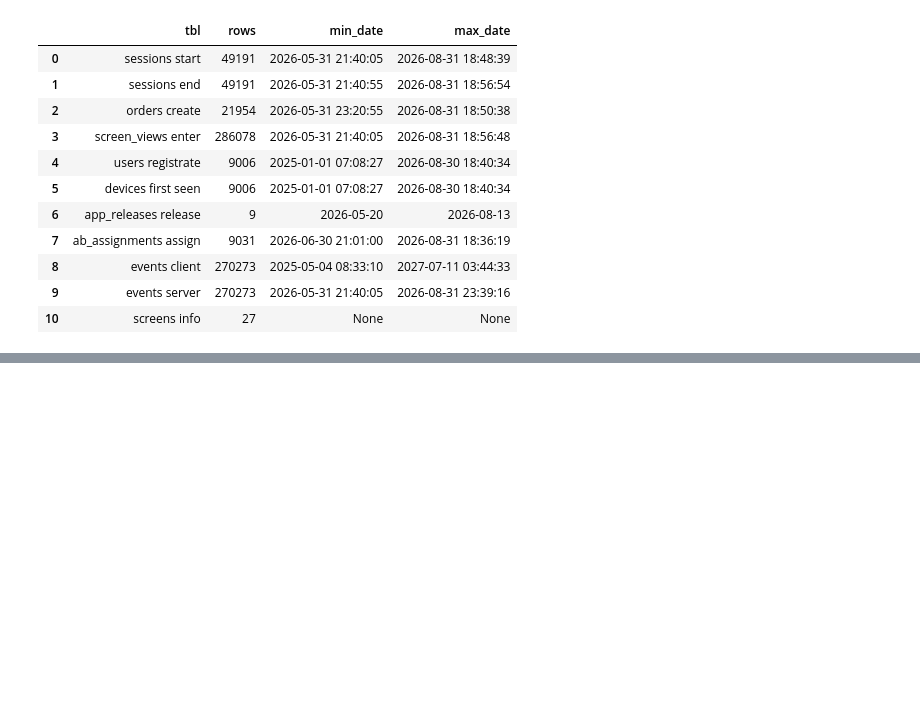
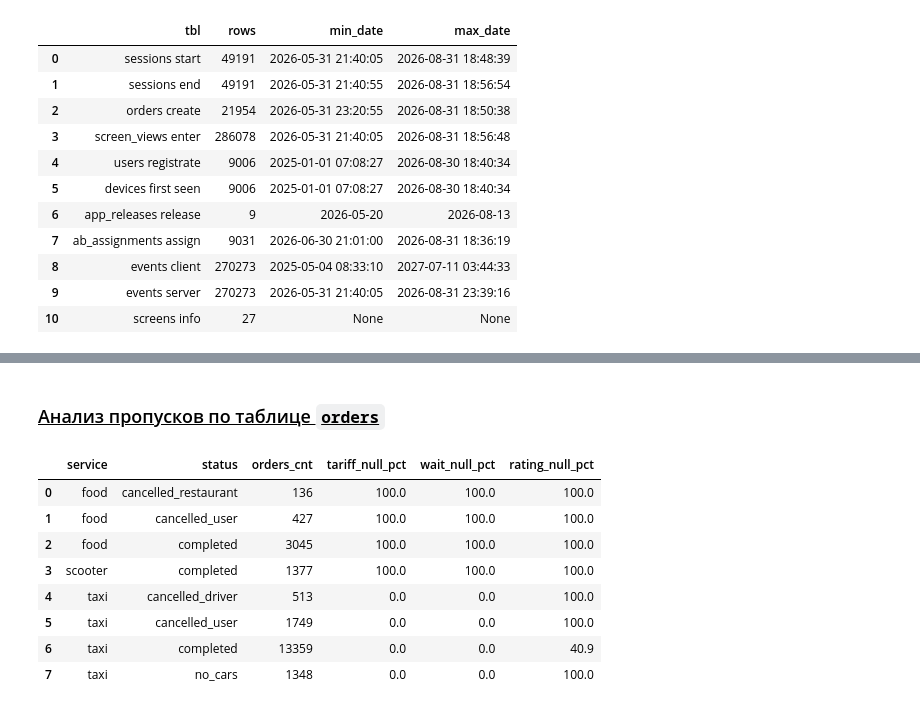
Before and after one commit to AltermaRRinuz/tezgo-product-analytics, a Jupyter notebook: notebooks/01_data_quality.ipynb, the cells around one changed output, grey strips where cells are left out. Cells and saved outputs as stored; diff of their text form; code cells hidden in the pictures; blank space fills up the shorter version.

```diff
--- a/notebooks/01_data_quality.ipynb
+++ b/notebooks/01_data_quality.ipynb
@@ -129,0 +364,24 @@ FROM screens;
+# %% [markdown]
+### <u>Анализ пропусков по таблице `orders`</u>
+# %%
+query('''
+SELECT o.service,
+       o.status,
+       COUNT(*) AS orders_cnt,
+       ROUND(AVG(o.tariff IS NULL) * 100, 1)        AS tariff_null_pct,
+       ROUND(AVG(o.wait_time_sec IS NULL) * 100, 1) AS wait_null_pct,
+       ROUND(AVG(o.rating IS NULL) * 100, 1)        AS rating_null_pct
+FROM orders AS o
+GROUP BY o.service, o.status
+ORDER BY o.service, o.status;
+''')
+# %% [output]
+|  | service | status | orders_cnt | tariff_null_pct | wait_null_pct | rating_null_pct |
+| 0 | food | cancelled_restaurant | 136 | 100.0 | 100.0 | 100.0 |
+| 1 | food | cancelled_user | 427 | 100.0 | 100.0 | 100.0 |
+| 2 | food | completed | 3045 | 100.0 | 100.0 | 100.0 |
+| 3 | scooter | completed | 1377 | 100.0 | 100.0 | 100.0 |
+| 4 | taxi | cancelled_driver | 513 | 0.0 | 0.0 | 100.0 |
+| 5 | taxi | cancelled_user | 1749 | 0.0 | 0.0 | 100.0 |
+| 6 | taxi | completed | 13359 | 0.0 | 0.0 | 40.9 |
+| 7 | taxi | no_cars | 1348 | 0.0 | 0.0 | 100.0 |
```
Also changed, not shown: parts of 18 cells of this notebook, 1 other file.
